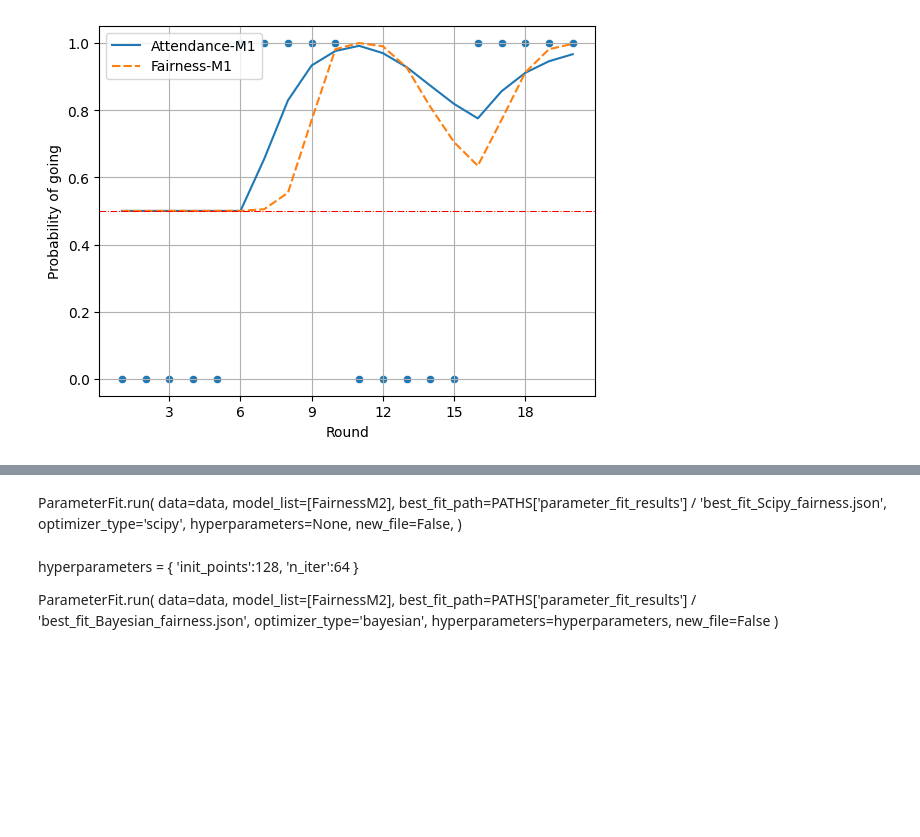
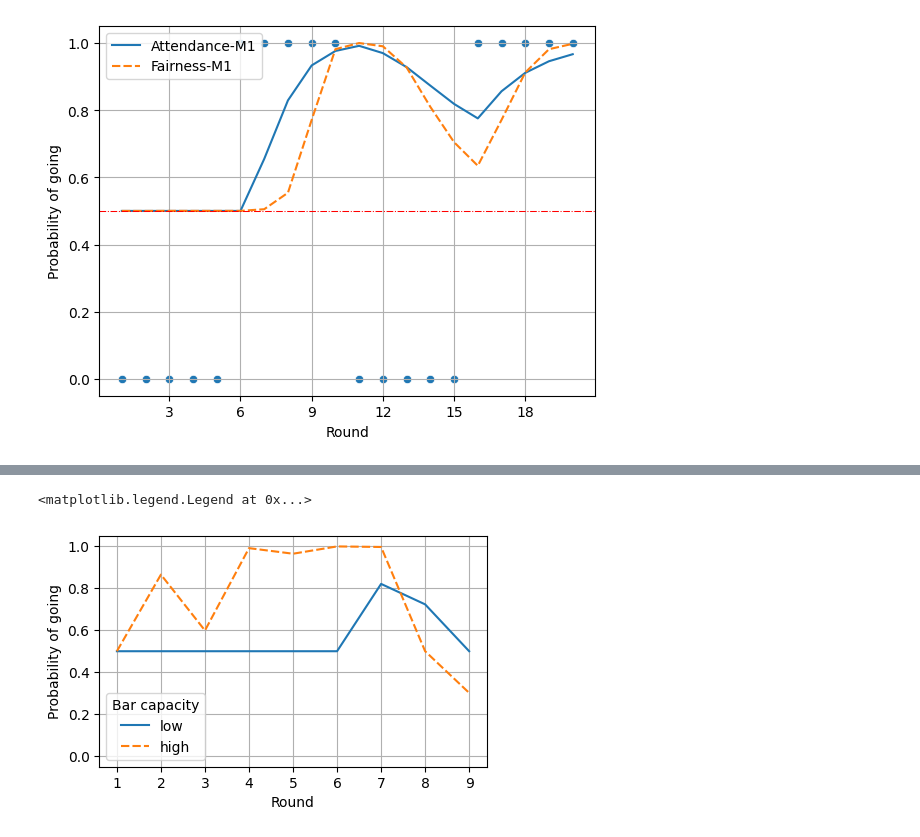
Before and after one commit to EAndrade-Lotero/Cognitive_Models_El_Farol_Bar_Problem, a Jupyter notebook: Notebooks/test_Payoff_and_Attendance.ipynb, the cells around one changed output, grey strips where cells are left out. Cells and saved outputs as stored; diff of their text form; code cells hidden in the pictures; blank space fills up the shorter version.

Commit message:
almost figure attendance

```diff
--- a/Notebooks/test_Payoff_and_Attendance.ipynb
+++ b/Notebooks/test_Payoff_and_Attendance.ipynb
@@ -223,23 +188,0 @@ Number of data points: 8820
-# %% [markdown]
-ParameterFit.run(
-    data=data,
-    model_list=[FairnessM2],
-    best_fit_path=PATHS['parameter_fit_results'] / 'best_fit_Scipy_fairness.json',
-    optimizer_type='scipy',
-    hyperparameters=None,
-    new_file=False,
-)
-# %% [markdown]
-hyperparameters = {
-    'init_points':128,
-    'n_iter':64
-}
-
-ParameterFit.run(
-    data=data,
-    model_list=[FairnessM2],
-    best_fit_path=PATHS['parameter_fit_results'] / 'best_fit_Bayesian_fairness.json',
-    optimizer_type='bayesian',
-    hyperparameters=hyperparameters,
-    new_file=False
-)
@@ -245,0 +277,24 @@ ParameterFit.run(
+# %%
+df4 = pd.concat([df2, df3], ignore_index=True)
+
+fig, ax = plt.subplots(figsize=(5, 3))
+
+sns.lineplot(
+    x="round", y="probability",
+    hue="threshold", style="threshold",
+	data=df4, ax=ax
+)
+# sns.scatterplot(
+#     x="round", y="decision",
+#     style="threshold",
+# 	data=df, ax=ax
+# )
+ax.xaxis.set_major_locator(MaxNLocator(integer=True))
+ax.grid()
+ax.set_ylim(-0.05, 1.05)
+ax.set_xlabel("Round")
+ax.set_ylabel("Probability of going")
+ax.legend(title="Bar capacity")
+# %% [output]
+<matplotlib.legend.Legend at 0x...>
+[figure, added]
```
Also changed, not shown: parts of 11 cells of this notebook, 1 other file.
